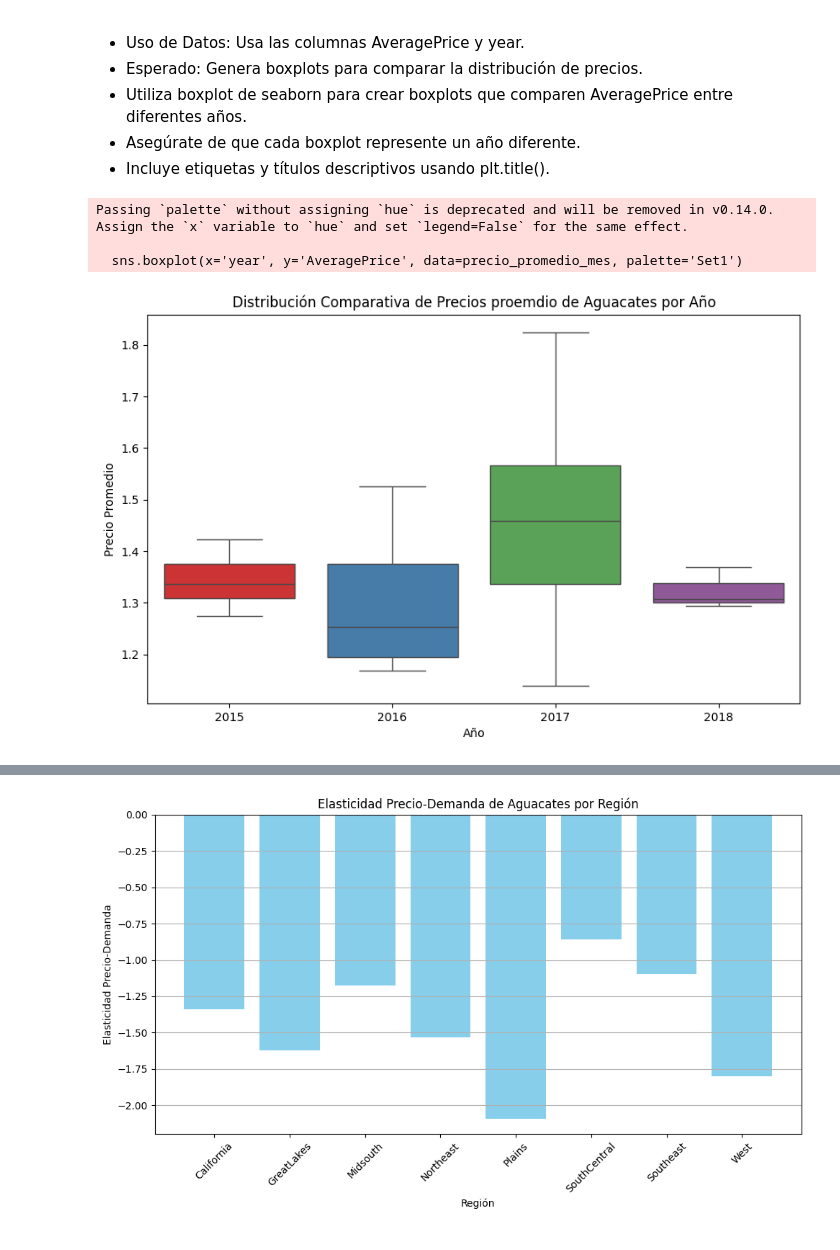
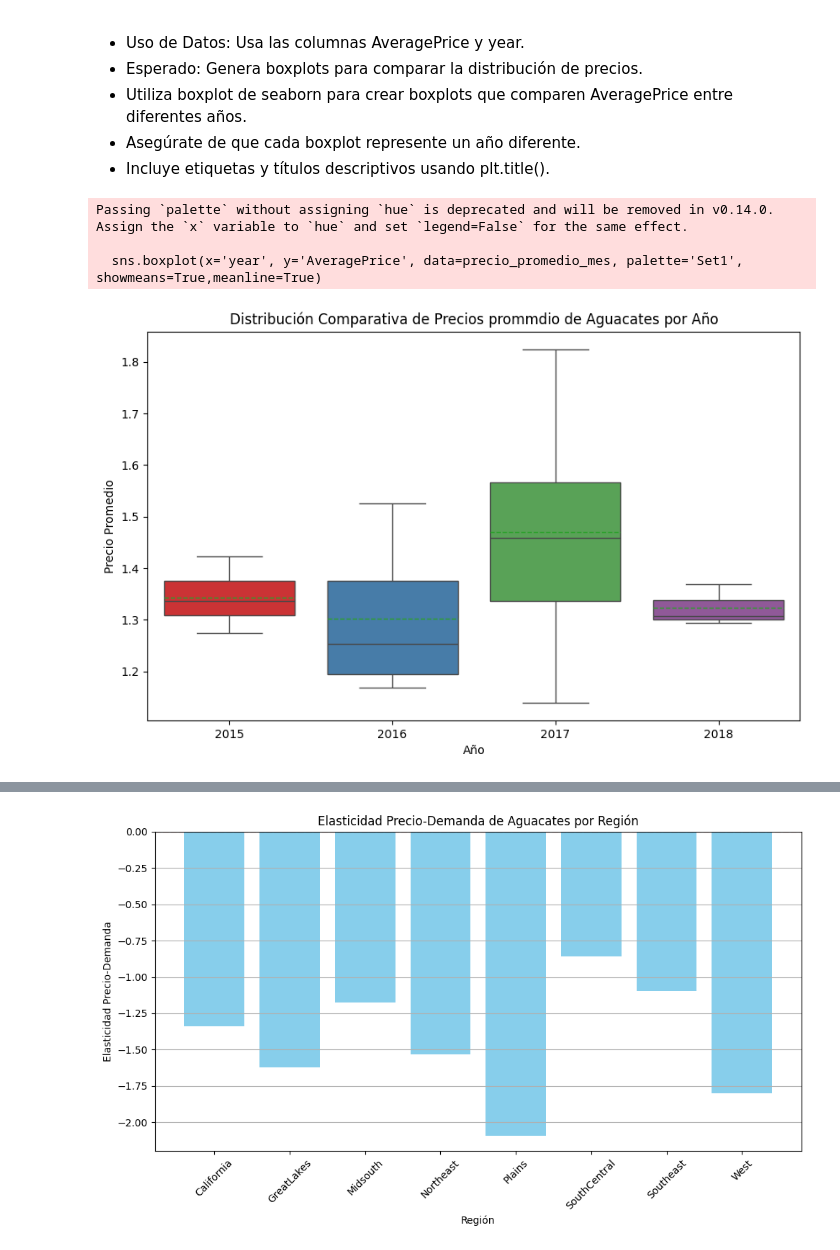
Before and after one commit to ChrisAnori/Avocado, a Jupyter notebook: Proyecto.ipynb, the cells around one changed output, grey strips where cells are left out. Drawn from its saved outputs; the diff is of its cells as text; code cells hidden in the pictures.

```diff
--- a/Proyecto.ipynb
+++ b/Proyecto.ipynb
@@ -215,27 +239,27 @@ Passing `palette` without assigning `hue` is deprecated and will be removed in v
  - Asegúrate de que cada boxplot represente un año diferente.
  - Incluye etiquetas y títulos descriptivos usando plt.title().
 # %%
-# Configurar el tamaño del gráfico
+# 2.2 Configurar el tamaño del gráfico
 plt.figure(figsize=(10, 6))
 
 # Agrupar por mes y calcular el precio promedio
 precio_promedio_mes = data_avo.groupby(pd.Grouper(key='Date', freq='M'))['AveragePrice'].mean().reset_index()
 
 # Agregar una columna 'year'
 precio_promedio_mes['year'] = precio_promedio_mes['Date'].dt.year
 
 # Crear el boxplot comparativo de precios entre años
-sns.boxplot(x='year', y='AveragePrice', data=precio_promedio_mes, palette='Set1')
+sns.boxplot(x='year', y='AveragePrice', data=precio_promedio_mes, palette='Set1', showmeans=True,meanline=True)
 
 # Añadir título y etiquetas de ejes
-plt.title('Distribución Comparativa de Precios proemdio de Aguacates por Año')
+plt.title('Distribución Comparativa de Precios prommdio de Aguacates por Año')
 plt.xlabel('Año')
 plt.ylabel('Precio Promedio')
 
 # Mostrar el gráfico
 plt.show()
 # %% [output]
 Passing `palette` without assigning `hue` is deprecated and will be removed in v0.14.0. Assign the `x` variable to `hue` and set `legend=False` for the same effect.
 
-  sns.boxplot(x='year', y='AveragePrice', data=precio_promedio_mes, palette='Set1')
+  sns.boxplot(x='year', y='AveragePrice', data=precio_promedio_mes, palette='Set1', showmeans=True,meanline=True)
-[figure, old version]
+[figure, new version]
```
Also changed, not shown: parts of 21 cells of this notebook.
